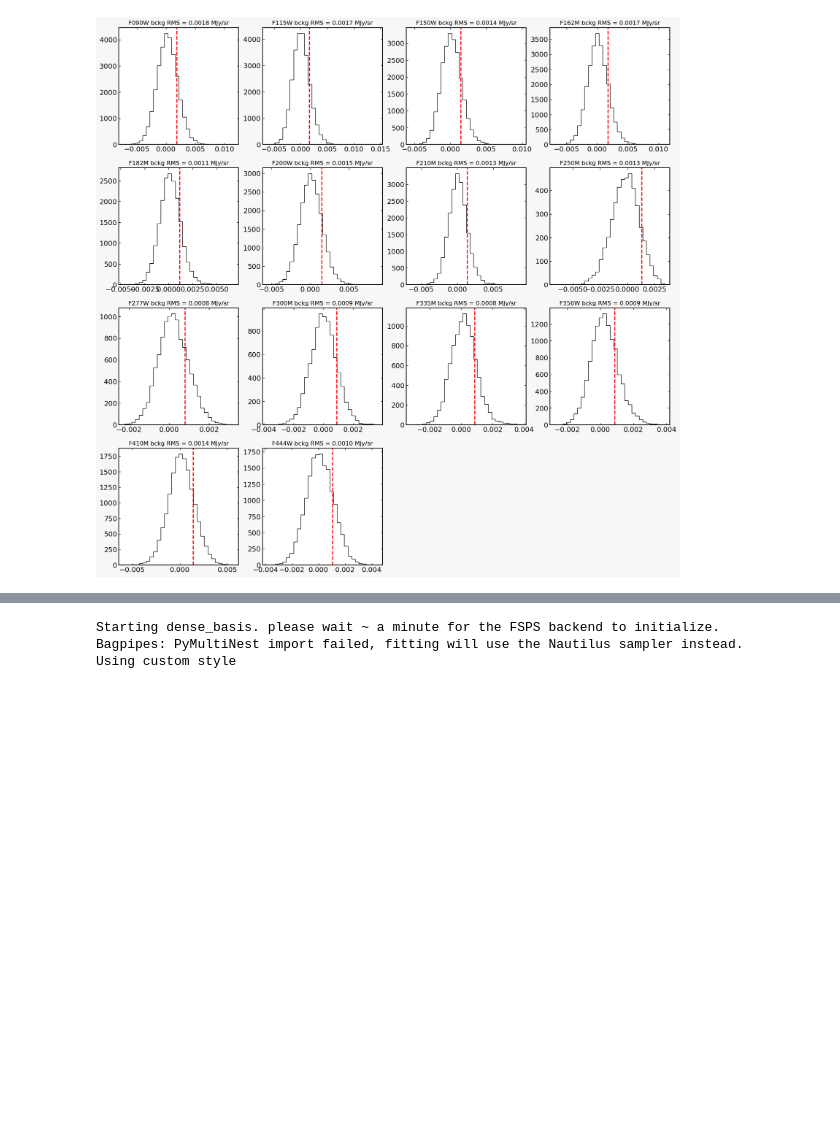
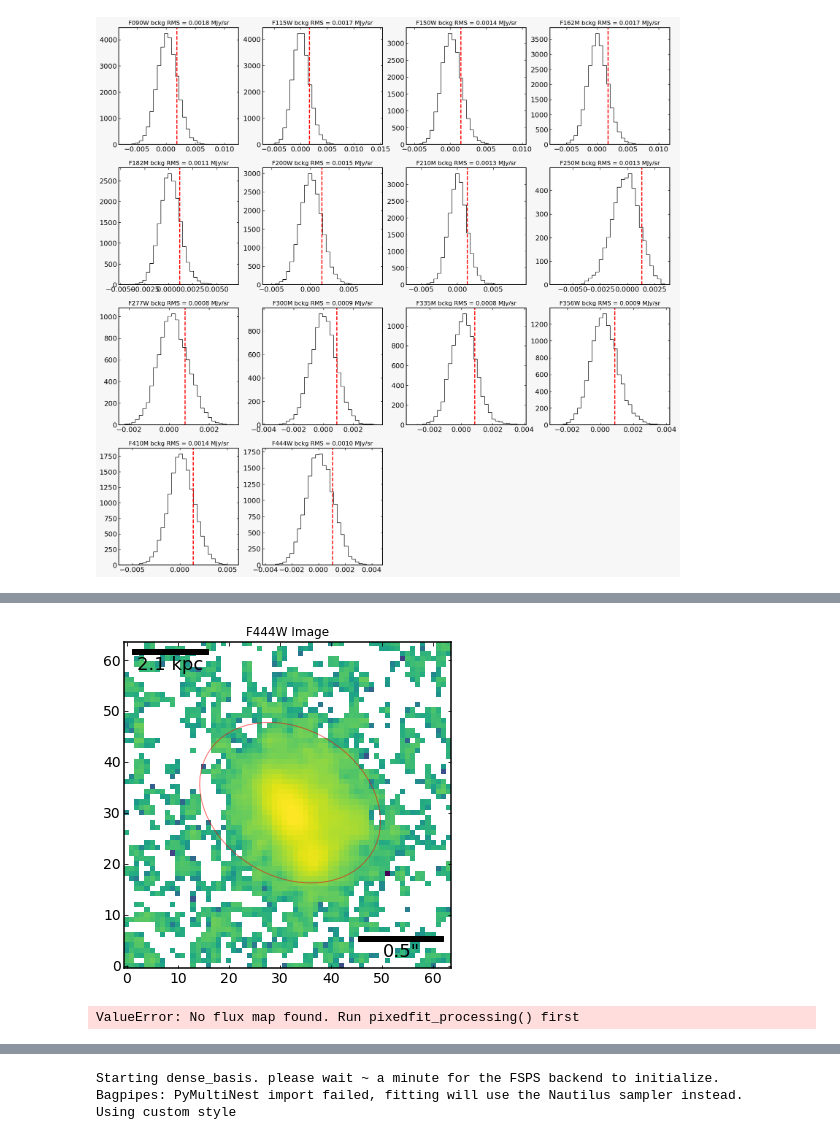
Before and after one commit to tHarvey303/EXPANSE, a Jupyter notebook: testing.ipynb, the cells around one changed output, grey strips where cells are left out. Cells and saved outputs as stored; diff of their text form; code cells hidden in the pictures; blank space fills up the shorter version.

```diff
--- a/testing.ipynb
+++ b/testing.ipynb
@@ -252,2 +233,10 @@ galaxy.pixedfit_plot_map_fluxes()
+# %%
+galaxy.plot_image_stamp('F444W')
+# %% [output]
+[figure, added]
+# %%
+galaxy.pixedfit_plot_map_fluxes()
+# %% [output]
+ValueError: No flux map found. Run pixedfit_processing() first
 # %%
 galaxy.pixedfit_plot_radial_SNR()
```
Also changed, not shown: parts of 17 cells of this notebook, 3 other files.
